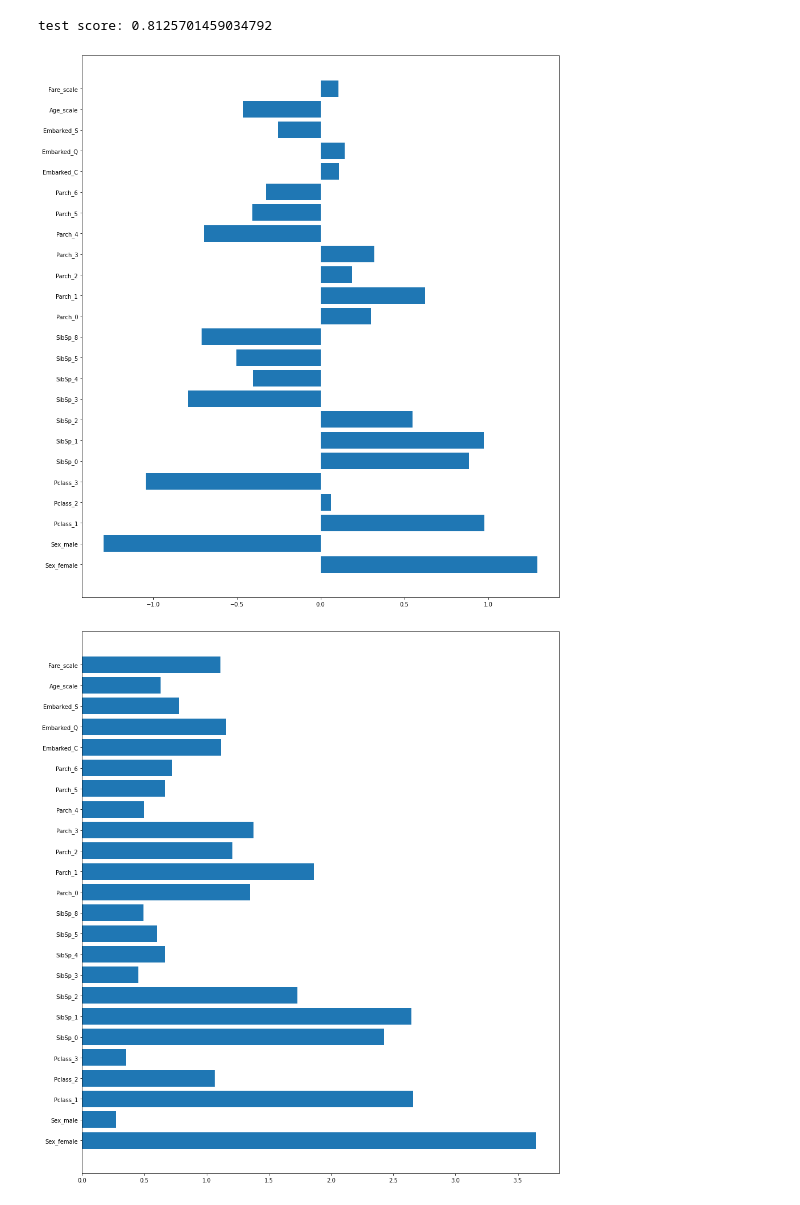
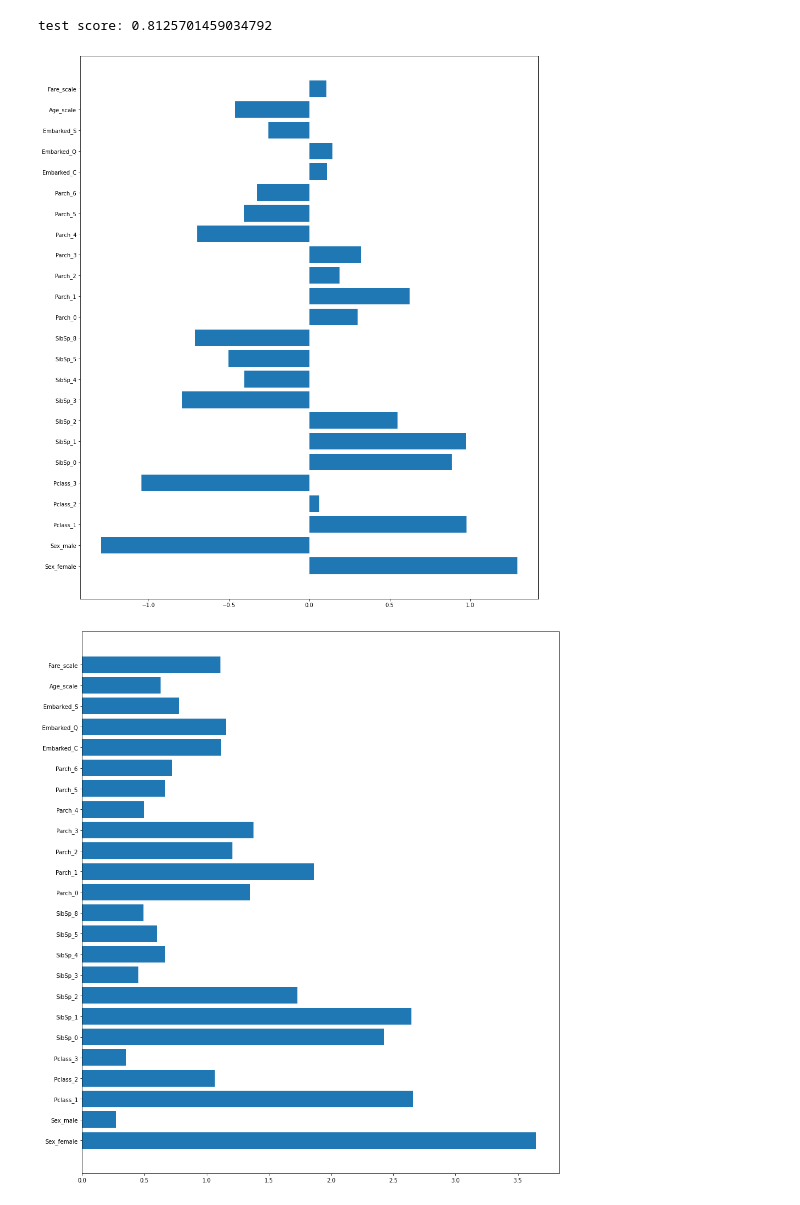
Before and after one commit to Sonokoala/Madoka-s-site, a Jupyter notebook: Logistic.ipynb, the cells around one changed output. Drawn from its saved outputs; the diff is of its cells as text; code cells hidden in the pictures.

```diff
--- a/Logistic.ipynb
+++ b/Logistic.ipynb
@@ -216,13 +217,13 @@ test score: 0.8125701459034792
 # %%
 #各係数の可視化
 fig = plt.figure(figsize= (15,500))
 
 for i in range(len(model.coef_)):
-          ax = fig.add_subplot(24,1,i+1)
+          ax = fig.add_subplot(23,1,i+1)
           names = ['Sex_female','Sex_male','Pclass_1','Pclass_2','Pclass_3','SibSp_0','SibSp_1','SibSp_2','SibSp_3','SibSp_4','SibSp_5','SibSp_8','Parch_0','Parch_1','Parch_2','Parch_3','Parch_4','Parch_5','Parch_6','Embarked_C','Embarked_Q','Embarked_S','Age_scale','Fare_scale']
           ax.barh(y=names,width=result.coef_[i])
 # %% [output]
-[figure, old version]
+[figure, new version]
 # %%
 #オッズ比の可視化
 fig = plt.figure(figsize= (15,500))
```
Also changed, not shown: parts of 3 cells of this notebook.
